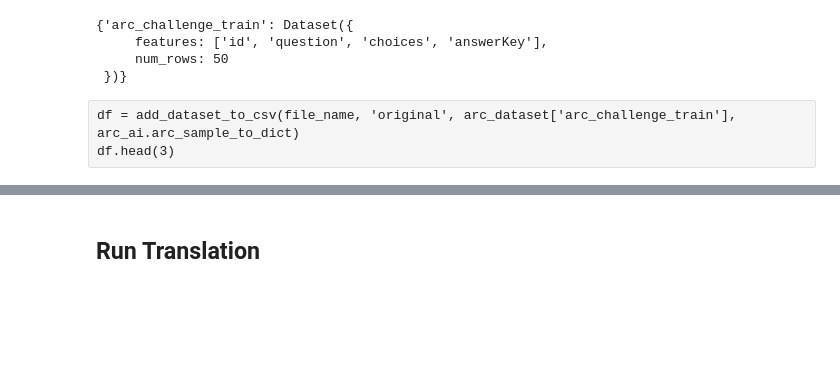
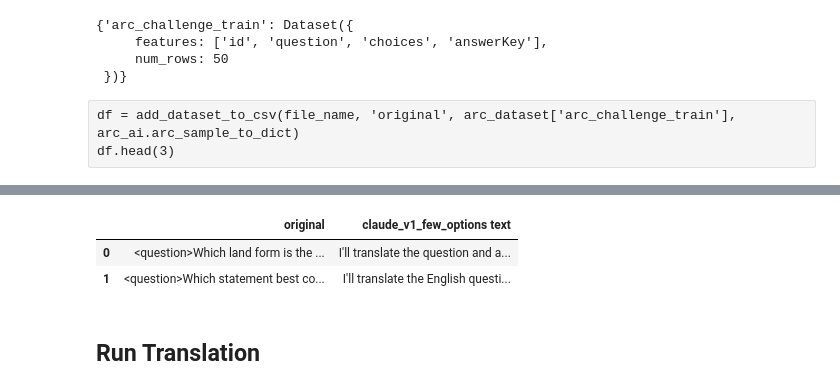
Before and after one commit to sarelWeinberger/qwen-hebrew-finetuning, a Jupyter notebook: translation/translate_funcs.ipynb, the cells around one changed output, grey strips where cells are left out. Cells and saved outputs as stored; diff of their text form; code cells hidden in the pictures; blank space fills up the shorter version.

```diff
--- a/translation/translate_funcs.ipynb
+++ b/translation/translate_funcs.ipynb
@@ -105,6 +112,12 @@ df.head(3)
 | 0 | <question>Which land form is the ... | <question>איזו צורת קרקע היא תוצא... | <question>איזו צורת קרקע היא תוצא... | <question>איזו צורת קרקע היא תוצא... | <question>איזו צורת קרקע היא תוצא... | <question>איזו צורת קרקע היא תוצא... | <question>איזו צורת קרקע היא תוצא... | <question>איזו צורת נוף היא תוצאה... | <question>איזו תצורת נוף היא תוצא... | ... |
 | 1 | <question>Which statement best co... | <question>איזה היגד משווה בצורה ה... | <question>איזה היגד משווה בצורה ה... | <question>איזה היגד משווה בצורה ה... | <question>איזה היגד משווה בצורה ה... | <question>איזה היגד משווה בצורה ה... | <question>איזה היגד משווה בצורה ה... | <question>איזה היגד משווה בצורה ה... | <question>איזה היגד משווה בצורה ה... | ... |
 | 2 | <question>As part of an experimen... | <question>כחלק מניסוי, אסטרונאוט ... | <question>כחלק מניסוי, אסטרונאוט ... | <question>כחלק מניסוי, אסטרונאוט ... | <question>כחלק מניסוי, אסטרונאוט ... | <question>כחלק מניסוי, אסטרונאוט ... | <question>כחלק מניסוי, אסטרונאוט ... | <question>כחלק מניסוי, אסטרונאוט ... | <question>כחלק מניסוי, אסטרונאוט ... | ... |
+# %%
+text_df.head(2)
+# %% [output]
+|  | original | claude_v1_few_options text |
+| 0 | <question>Which land form is the ... | I'll translate the question and a... |
+| 1 | <question>Which statement best co... | I'll translate the English questi... |
 # %% [markdown]
 ## Run Translation
 # %% [markdown]
```
Also changed, not shown: parts of 57 cells of this notebook, 17 other files.
